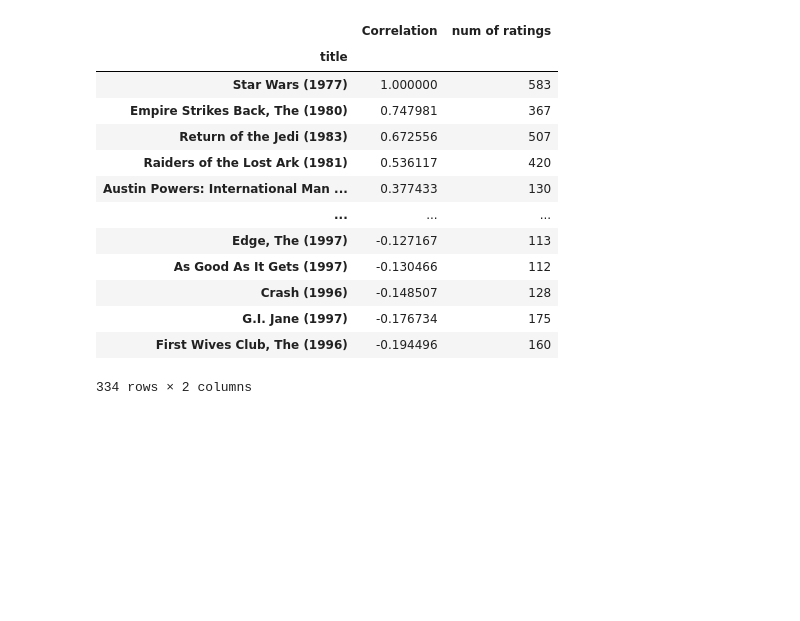
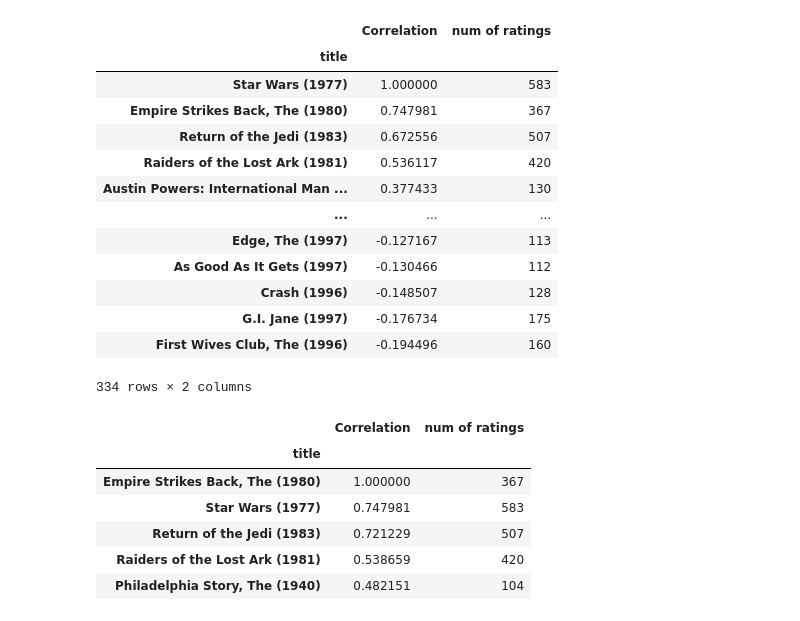
Before and after one commit to chirag300/Movie-Recommendation-model, a Jupyter notebook: Movie.ipynb, the cells around one changed output. Saved outputs shown, nothing was run; the diff lists cells and outputs as text; code cells hidden in the pictures; blank space fills up the shorter version.

```diff
--- a/Movie.ipynb
+++ b/Movie.ipynb
@@ -260,14 +260,22 @@ corr_starwars[corr_starwars['num of ratings']>100].sort_values('Correlation', as
 # %%
 #Prediction Function
 # %%
-def predict_movies(movie_name):
-    movie_user_ratings = movie_matrix(movie_name)
-    similar_to_movie = movie_matrix.corrwith(movie_user_ratings)
-
-    corr_movie = pd.DataFrame(similar_to_movie , columns=['Correlation'])
-    corr_movie.dropna(inplace= True)
-
-    corr_movie = corr_movie.join(ratings['num of ratings'])
-    predictions = corr_movie[corr_movie['num of ratings']>100].sort_values('Correlation', ascending = False)
-
+def predict_movie(movie_name):
+    movie_matrix
+    movie_ratings = movie_matrix[movie_name]
+    similar_to_movie = movie_matrix.corrwith(movie_ratings)
+    corr_movie = pd.DataFrame(similar_to_movie,columns=['Correlation'])
+    corr_movie.dropna(inplace=True)
+    corr_movie=corr_movie.join(ratings['num of ratings'])
+    predictions = corr_movie[corr_movie['num of ratings']>100].sort_values('Correlation',ascending=False)
     return predictions
+# %%
+predict_movie('Empire Strikes Back, The (1980)').head()
+# %% [output]
+|  | Correlation | num of ratings |
+| title |  |  |
+| Empire Strikes Back, The (1980) | 1.000000 | 367 |
+| Star Wars (1977) | 0.747981 | 583 |
+| Return of the Jedi (1983) | 0.721229 | 507 |
+| Raiders of the Lost Ark (1981) | 0.538659 | 420 |
+| Philadelphia Story, The (1940) | 0.482151 | 104 |
```
